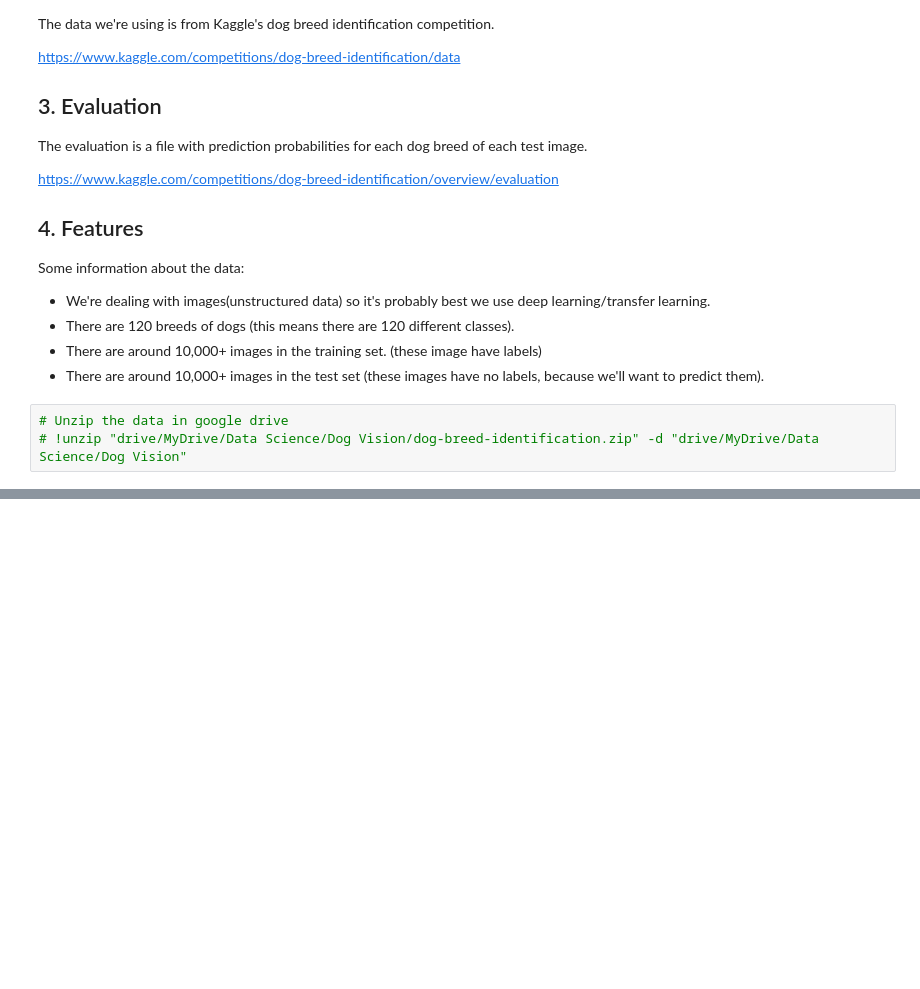
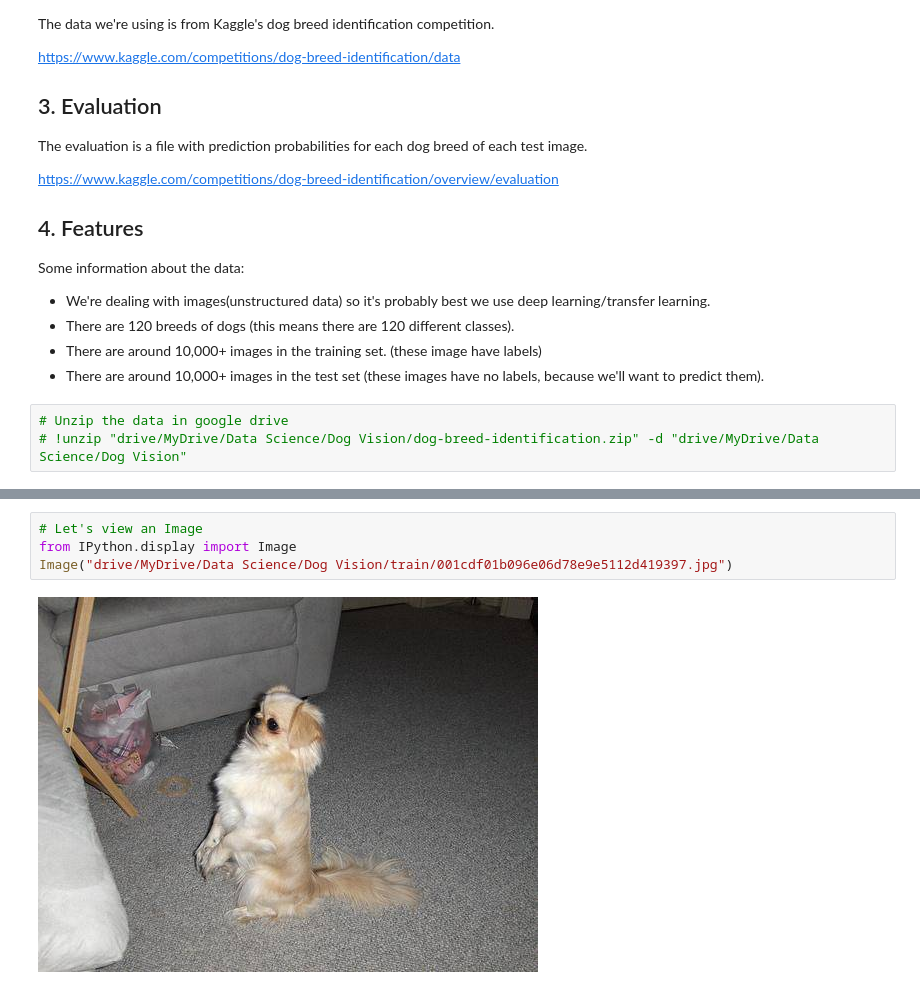
Before and after one commit to SaketMunda/dog-breed-prediction, a Jupyter notebook: dog_vision.ipynb, the cells around one changed output, grey strips where cells are left out. Saved outputs shown, nothing was run; the diff lists cells and outputs as text; blank space fills up the shorter version.

```diff
--- a/dog_vision.ipynb
+++ b/dog_vision.ipynb
@@ -45,0 +110,6 @@ TF version: 2.8.2
+# %%
+# Let's view an Image
+from IPython.display import Image
+Image("drive/MyDrive/Data Science/Dog Vision/train/001cdf01b096e06d78e9e5112d419397.jpg")
+# %% [output]
+[figure, added]
```
Also changed, not shown: parts of 25 cells of this notebook.
